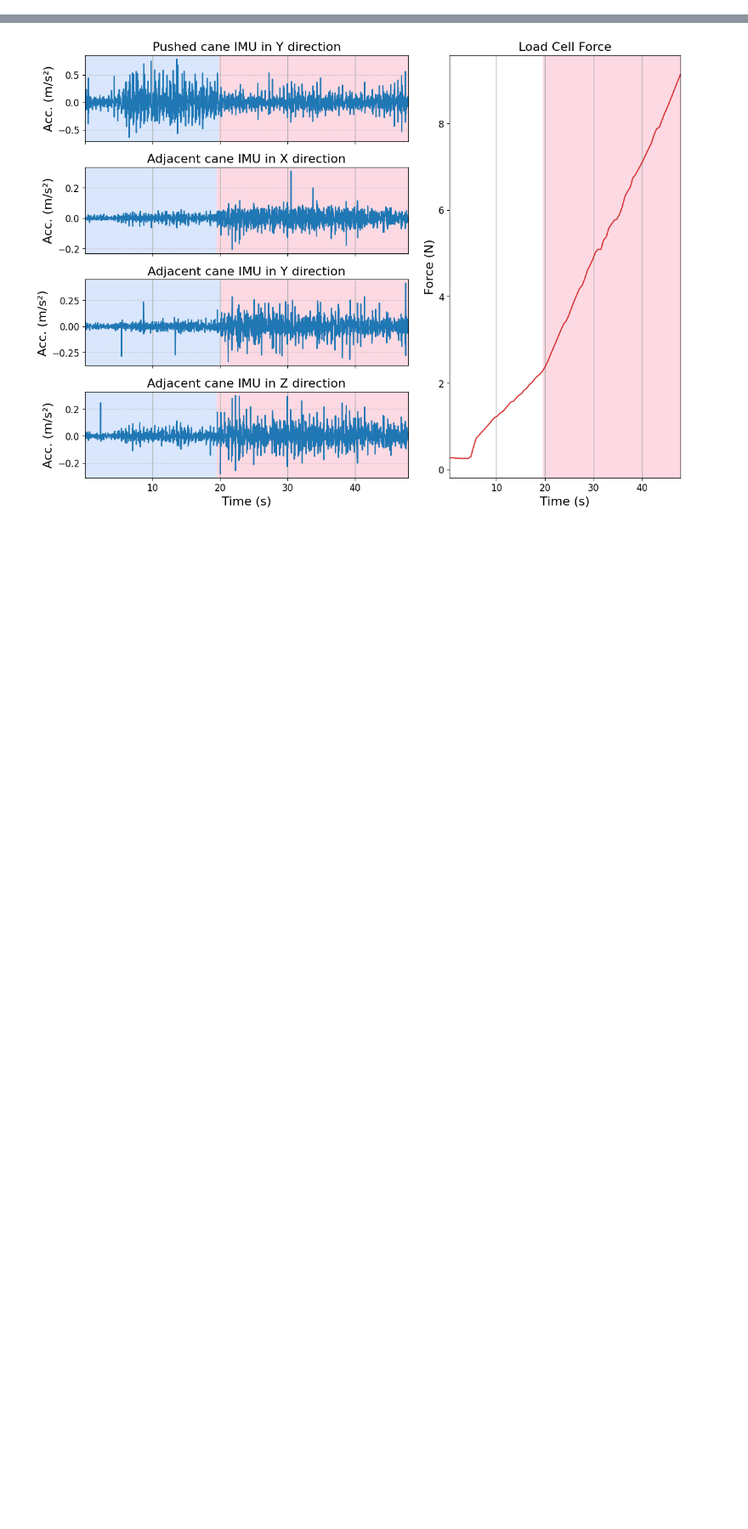
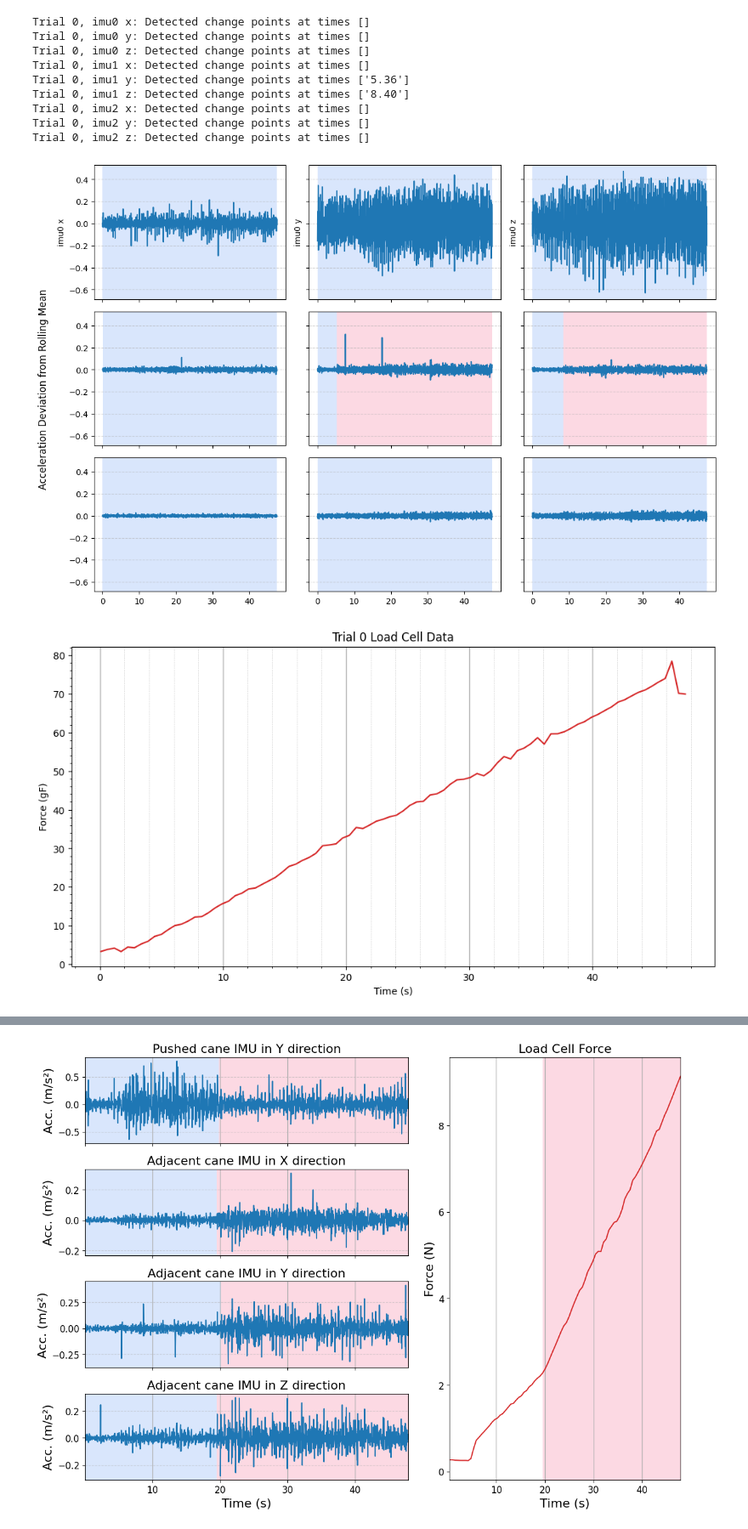
Before and after one commit to Intelligent-Machines-and-Materials-Lab/MuJoCoBlueberryModeling, a Jupyter notebook: src/imu_fft_analysis.ipynb, the cells around one changed output, grey strips where cells are left out. Shown at 85% size. Saved outputs shown, nothing was run; the diff lists cells and outputs as text; code cells hidden in the pictures; blank space fills up the shorter version.

```diff
--- a/src/imu_fft_analysis.ipynb
+++ b/src/imu_fft_analysis.ipynb
@@ -141,7 +141,7 @@ def build_dict_for_trial(trial_num):
     }
     return trial_dict
 # %%
-TRIAL_IDX = 19
+TRIAL_IDX = 0
 BUSH_IDX = math.floor(TRIAL_IDX / 9) + 1
 rem = TRIAL_IDX % 9
 BRANCH_IDX = math.floor(rem / 3) + 1
@@ -163,33 +163,59 @@ def display_on_ax(ax, signal, time, true_bkps, computed_bkps=None):
     colors = cycle(COLOR_CYCLE)
     for start, end in zip(bkps[:-1], bkps[1:]):
         ax.axvspan(time[start], time[end-1], facecolor=next(colors), alpha=0.2)
     if computed_bkps is not None:
         for cp in computed_bkps[:-1]:  # last entry is just len(signal)
             ax.axvline(cp, color="k", linestyle="--")
 
 for j, imu in enumerate(imus):
     for i, direction in enumerate(directions):
         ax = axes[j, i]
         data = trial_data[imu][direction]
         rolling_mean = uniform_filter1d(data, size=20)
         # mean_value = np.mean(data)
         errors = data - rolling_mean
 
         # algo = rpt.KernelCPD(kernel="normal").fit(errors)
         # algo = rpt.BottomUp(model="normal", min_size=10, jump=20).fit(errors)
         algo = rpt.Binseg(model="normal").fit(errors)
         change_points = algo.predict(pen=22.5*np.log(len(errors)))
         change_times = trial_data[imu]['time_s'][change_points[:-1]]
         print(f"Trial {TRIAL_IDX}, {imu} {direction}: Detected change points at times {[f'{t:.2f}' for t in change_times]}")
         if j == trial_data['imu_used']:
             ax.set_ylabel(f"{imu} {direction}")
 
         display_on_ax(ax, errors, trial_data[imu]["time_s"], true_bkps=change_points)
 
 fig.supxlabel('')
 fig.supylabel('Acceleration Deviation from Rolling Mean')
 fig.tight_layout()
 plt.show()
+
+
+# plot the load cell displacement and force data for the trial
+fig = plt.figure(figsize=(12, 6))
+plt.plot(trial_data['load_cell']['time_s'], trial_data['load_cell']['force'], color='tab:red', label='Force')
+plt.xlabel('Time (s)')
+plt.ylabel('Force (gF)')
+plt.title(f'Trial {TRIAL_IDX} Load Cell Data')
+# add minor ticks to the x-axis
+plt.minorticks_on()
+# add minor gridlines to the x axis
+plt.grid(which='minor', axis='x', linestyle=':', linewidth=0.5)
+plt.grid(which='major', axis='x', linestyle='-', linewidth=1)
+plt.show()
+# %% [output]
+Trial 0, imu0 x: Detected change points at times []
+Trial 0, imu0 y: Detected change points at times []
+Trial 0, imu0 z: Detected change points at times []
+Trial 0, imu1 x: Detected change points at times []
+Trial 0, imu1 y: Detected change points at times ['5.36']
+Trial 0, imu1 z: Detected change points at times ['8.40']
+Trial 0, imu2 x: Detected change points at times []
+Trial 0, imu2 y: Detected change points at times []
+Trial 0, imu2 z: Detected change points at times []
+[figure, added]
+[figure, added]
 # %%
 # plot the load cell displacement and force data for the trial
 fig = plt.figure(figsize=(12, 2.5))
```
Also changed, not shown: parts of 1 cell of this notebook, 2 other files.
